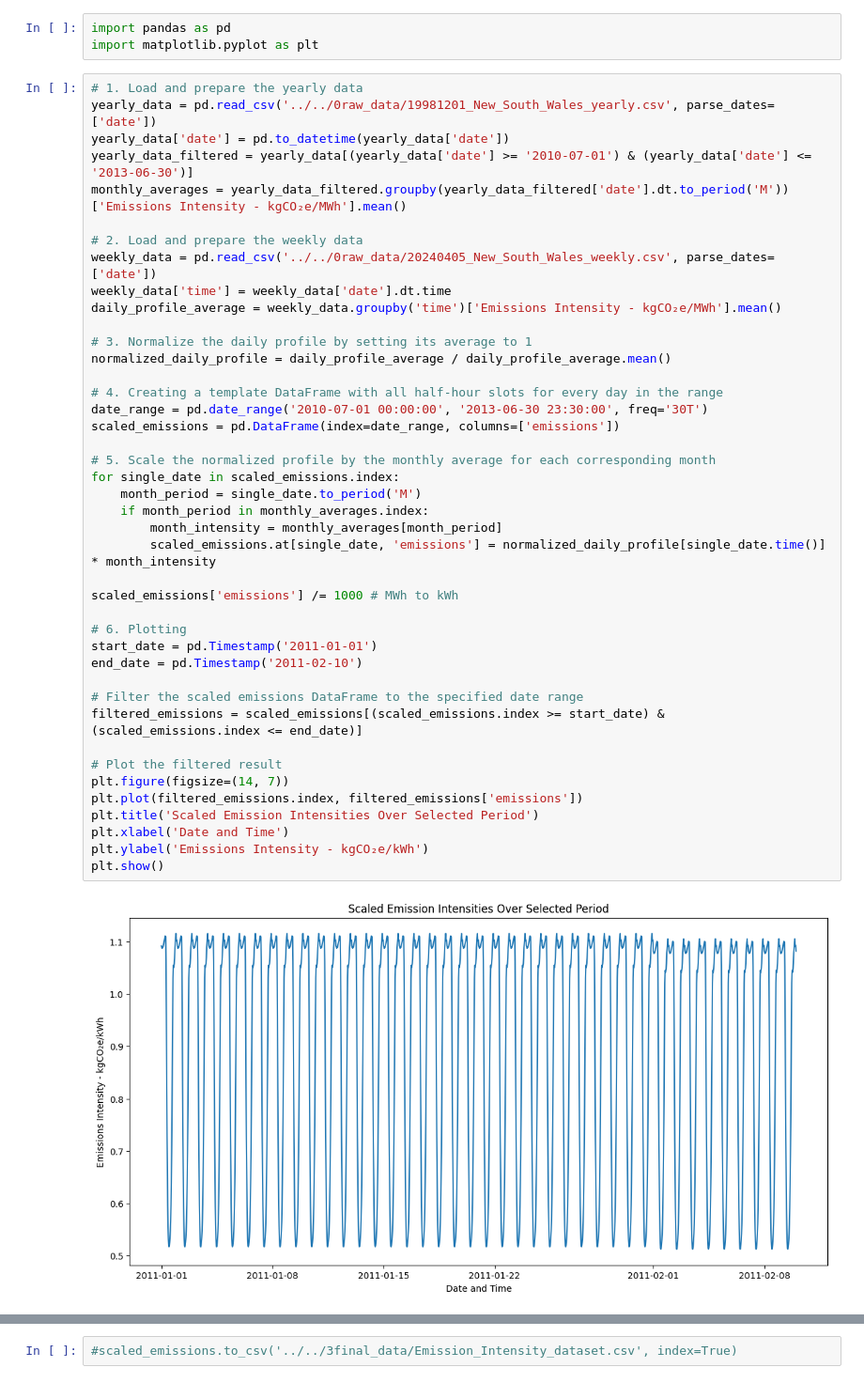
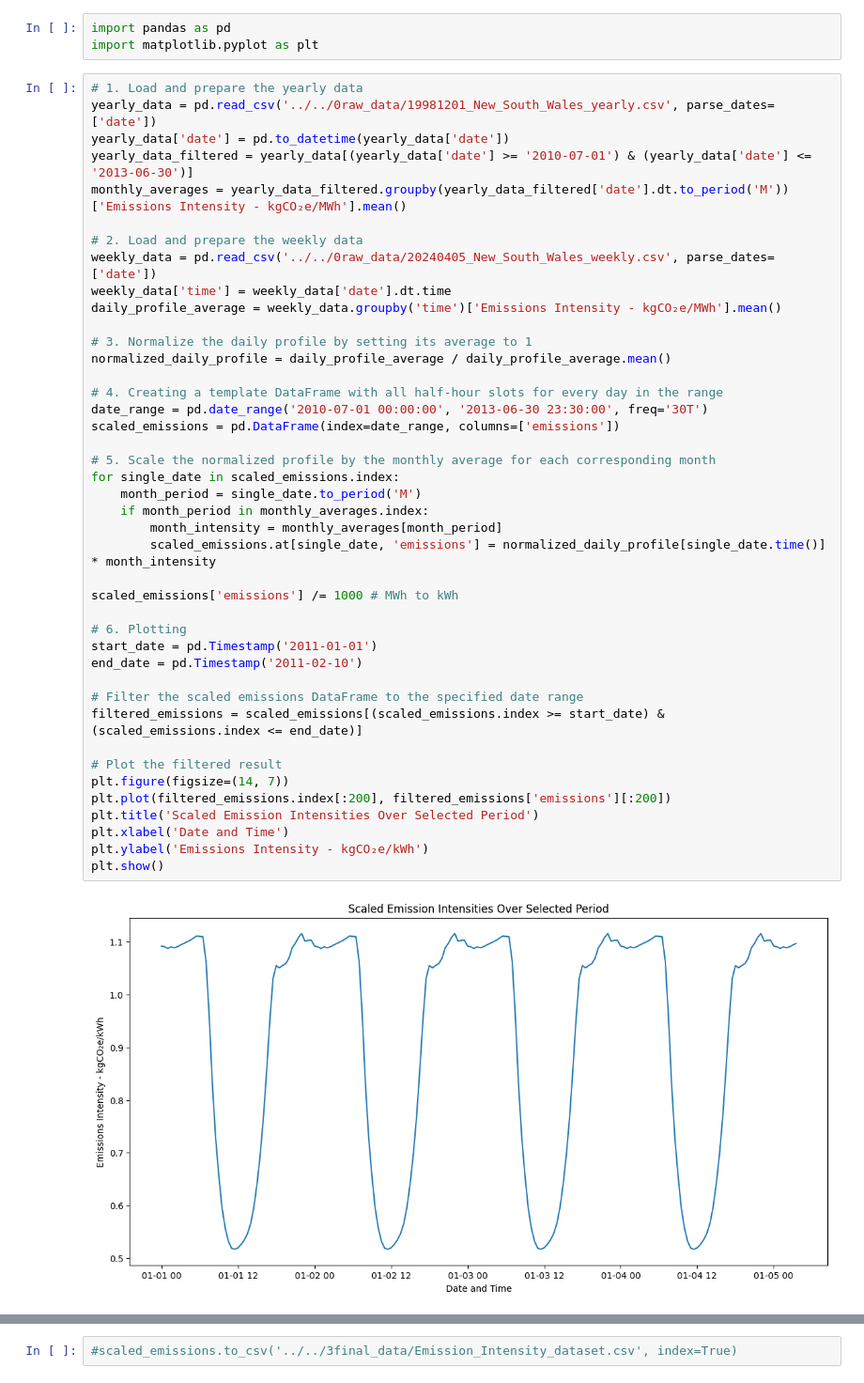
Before and after one commit to JonasSievers/Federated-Reinforcement-Learning-for-Battery-Charging, a Jupyter notebook: data/1process_data/data_preprocessing_scripts/emission_intensity.ipynb, the cells around one changed output, grey strips where cells are left out. Shown at 94% size. Saved outputs shown, nothing was run; the diff lists cells and outputs as text.

```diff
--- a/data/1process_data/data_preprocessing_scripts/emission_intensity.ipynb
+++ b/data/1process_data/data_preprocessing_scripts/emission_intensity.ipynb
@@ -16,32 +16,32 @@ daily_profile_average = weekly_data.groupby('time')['Emissions Intensity - kgCO
 # 3. Normalize the daily profile by setting its average to 1
 normalized_daily_profile = daily_profile_average / daily_profile_average.mean()
 
 # 4. Creating a template DataFrame with all half-hour slots for every day in the range
 date_range = pd.date_range('2010-07-01 00:00:00', '2013-06-30 23:30:00', freq='30T')
 scaled_emissions = pd.DataFrame(index=date_range, columns=['emissions'])
 
 # 5. Scale the normalized profile by the monthly average for each corresponding month
 for single_date in scaled_emissions.index:
     month_period = single_date.to_period('M')
     if month_period in monthly_averages.index:
         month_intensity = monthly_averages[month_period]
         scaled_emissions.at[single_date, 'emissions'] = normalized_daily_profile[single_date.time()] * month_intensity
 
 scaled_emissions['emissions'] /= 1000 # MWh to kWh
 
 # 6. Plotting
 start_date = pd.Timestamp('2011-01-01')
 end_date = pd.Timestamp('2011-02-10')
 
 # Filter the scaled emissions DataFrame to the specified date range
 filtered_emissions = scaled_emissions[(scaled_emissions.index >= start_date) & (scaled_emissions.index <= end_date)]
 
 # Plot the filtered result
 plt.figure(figsize=(14, 7))
-plt.plot(filtered_emissions.index, filtered_emissions['emissions'])
+plt.plot(filtered_emissions.index[:200], filtered_emissions['emissions'][:200])
 plt.title('Scaled Emission Intensities Over Selected Period')
 plt.xlabel('Date and Time')
 plt.ylabel('Emissions Intensity - kgCO₂e/kWh')
 plt.show()
 # %% [output]
-[figure, old version]
+[figure, new version]
```
Also changed, not shown: parts of 2 cells of this notebook, 7 other files.
